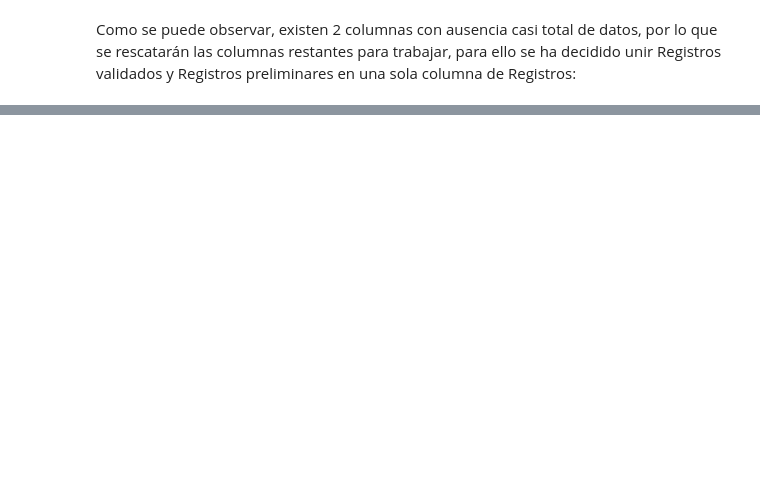
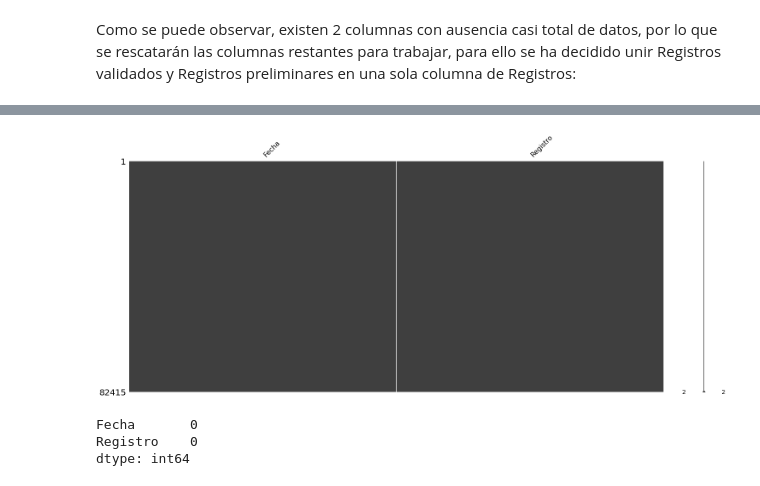
Before and after one commit to Sakutwf/ProyectoFinalMachineLearning, a Jupyter notebook: Proyecto_Final_Machine_Learning.ipynb, the cells around one changed output, grey strips where cells are left out. Saved outputs shown, nothing was run; the diff lists cells and outputs as text; code cells hidden in the pictures; blank space fills up the shorter version.

```diff
--- a/Proyecto_Final_Machine_Learning.ipynb
+++ b/Proyecto_Final_Machine_Learning.ipynb
@@ -133,0 +134,12 @@ AttributeError: ignored
+# %%
+toolData.fillna(toolData['Registro'].mean(), inplace=True)
+
+msno.matrix(toolData)
+plt.show()
+
+print(toolData.isnull().sum())
+# %% [output]
+[figure, added]
+Fecha       0
+Registro    0
+dtype: int64
```
Also changed, not shown: parts of 5 cells of this notebook.
